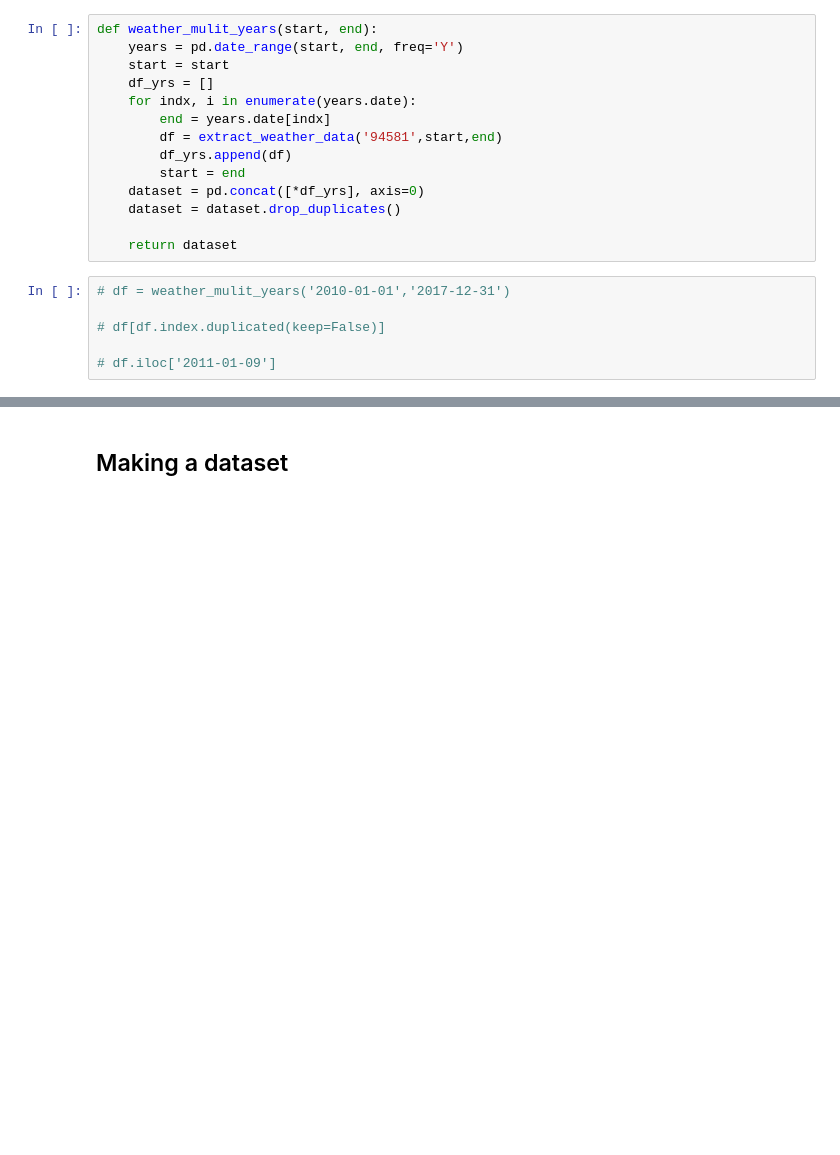
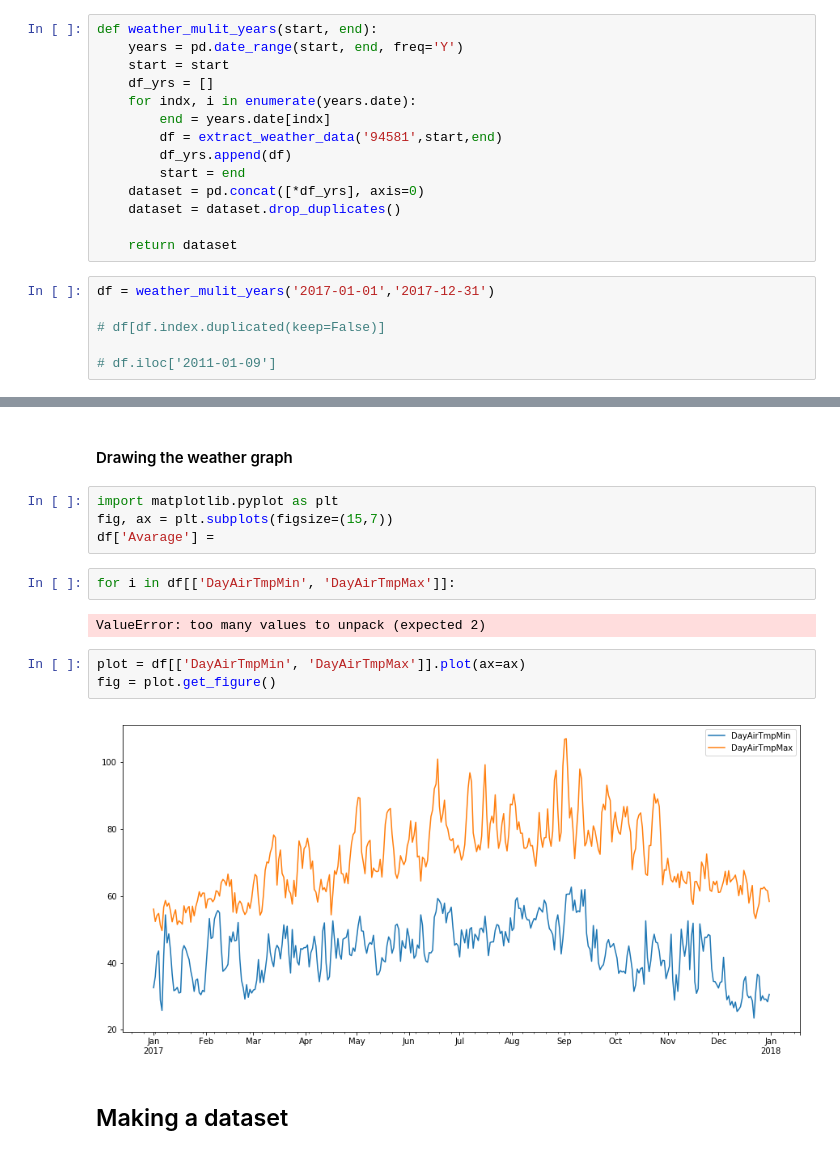
Before and after one commit to kirubeltadesse/harvestPrediction, a Jupyter notebook: jupyternotebooks/Data Preparation.ipynb, the cells around one changed output, grey strips where cells are left out. Drawn from its saved outputs; the diff is of its cells as text; blank space fills up the shorter version.

```diff
--- a/jupyternotebooks/Data Preparation.ipynb
+++ b/jupyternotebooks/Data Preparation.ipynb
@@ -95,7 +95,7 @@ def weather_mulit_years(start, end):
 
     return dataset
 # %%
-# df = weather_mulit_years('2010-01-01','2017-12-31')
+df = weather_mulit_years('2017-01-01','2017-12-31')
 
 # df[df.index.duplicated(keep=False)]
 
@@ -103,3 +112,18 @@ def weather_mulit_years(start, end):
+# %% [markdown]
+#### Drawing the weather graph
+# %%
+import matplotlib.pyplot as plt
+fig, ax = plt.subplots(figsize=(15,7))
+df['Avarage'] =
+# %%
+for i in df[['DayAirTmpMin', 'DayAirTmpMax']]:
+# %% [output]
+ValueError: too many values to unpack (expected 2)
+# %%
+plot = df[['DayAirTmpMin', 'DayAirTmpMax']].plot(ax=ax)
+fig = plot.get_figure()
+# %% [output]
+[figure, added]
 # %% [markdown]
 ## Making a dataset
 # %%
```
Also changed, not shown: parts of 4 cells of this notebook, 3 other files.
